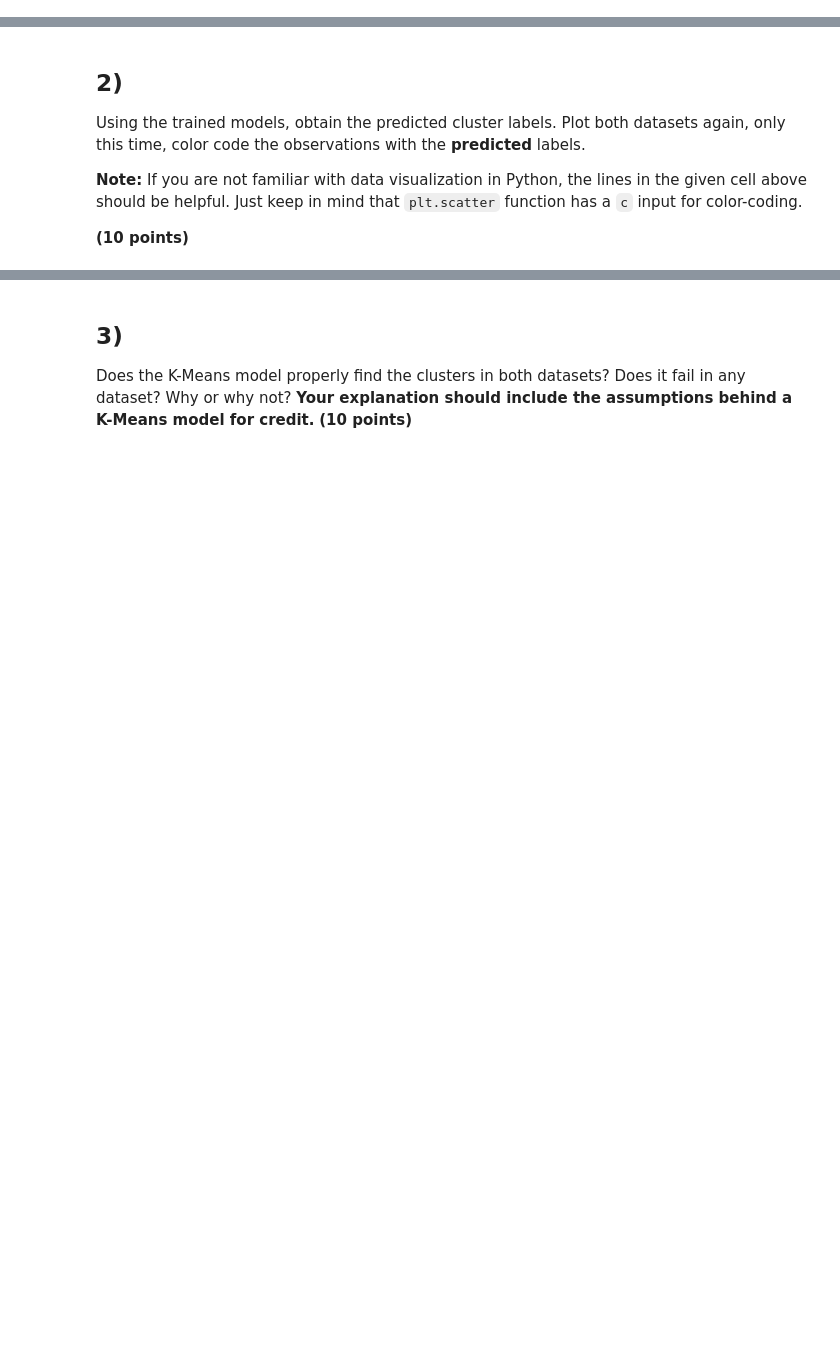
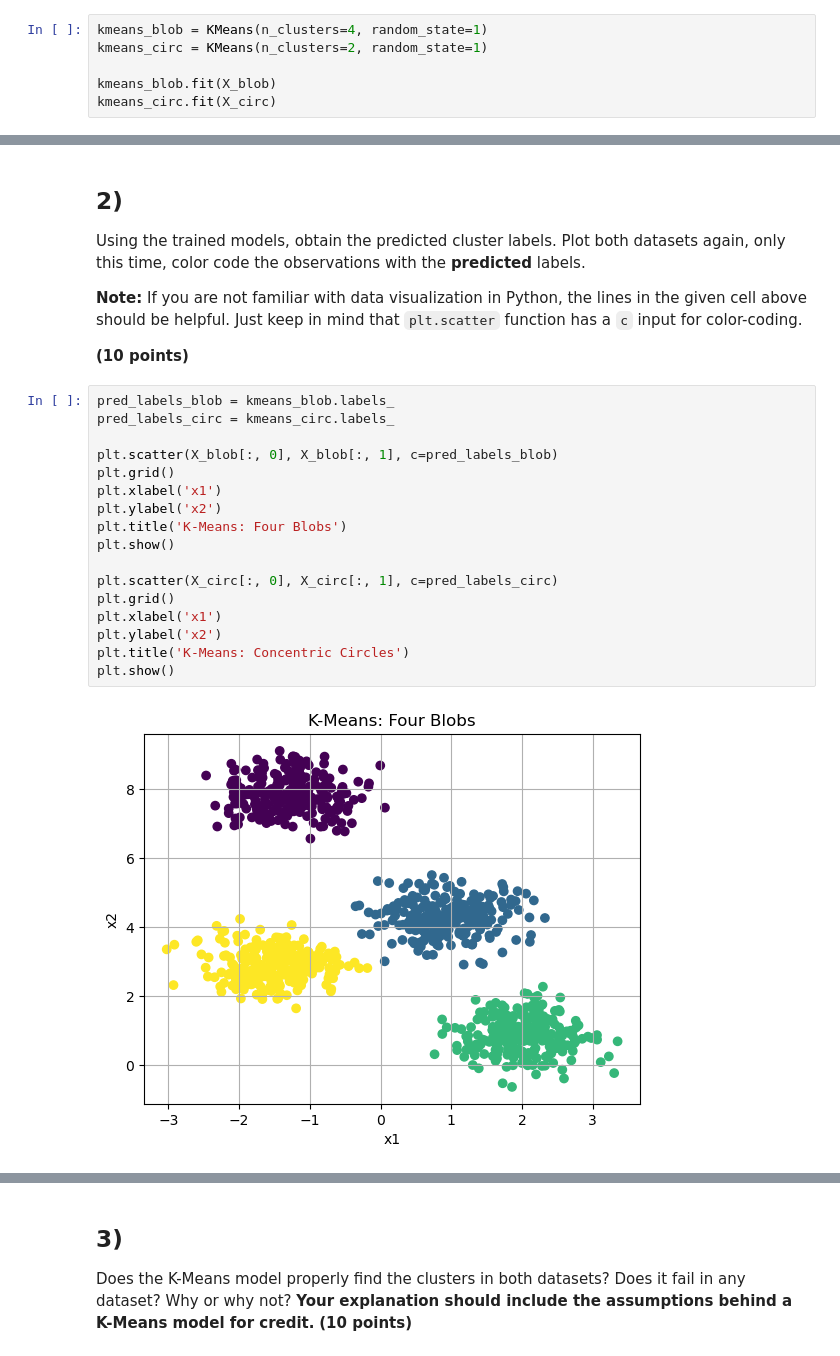
Before and after one commit to AdiRosenstock/STAT-362-Advanced-Machine-Learning, a Jupyter notebook: Exercises/Exercise_Set7/Exercise_Set7.ipynb, the cells around one changed output, grey strips where cells are left out. Saved outputs shown, nothing was run; the diff lists cells and outputs as text; blank space fills up the shorter version.

```diff
--- a/Exercises/Exercise_Set7/Exercise_Set7.ipynb
+++ b/Exercises/Exercise_Set7/Exercise_Set7.ipynb
@@ -53,3 +59,9 @@ plt.show()
 ## 1)
 
 Create and train two [K-Means](https://scikit-learn.org/1.5/modules/generated/sklearn.cluster.KMeans.html) models, one for each dataset. For both models, use `random_state=1` for reproducible initialization. Note that you need to pick a proper `n_clusters`. Leave the other inputs default. **(10 points)**
+# %%
+kmeans_blob = KMeans(n_clusters=4, random_state=1)
+kmeans_circ = KMeans(n_clusters=2, random_state=1)
+
+kmeans_blob.fit(X_blob)
+kmeans_circ.fit(X_circ)
@@ -61,3 +75,22 @@ Using the trained models, obtain the predicted cluster labels. Plot both dataset
 **Note:** If you are not familiar with data visualization in Python, the lines in the given cell above should be helpful. Just keep in mind that `plt.scatter` function has a `c` input for color-coding.
 
 **(10 points)**
+# %%
+pred_labels_blob = kmeans_blob.labels_
+pred_labels_circ = kmeans_circ.labels_
+
+plt.scatter(X_blob[:, 0], X_blob[:, 1], c=pred_labels_blob)
+plt.grid()
+plt.xlabel('x1')
+plt.ylabel('x2')
+plt.title('K-Means: Four Blobs')
+plt.show()
+
+plt.scatter(X_circ[:, 0], X_circ[:, 1], c=pred_labels_circ)
+plt.grid()
+plt.xlabel('x1')
+plt.ylabel('x2')
+plt.title('K-Means: Concentric Circles')
+plt.show()
+# %% [output]
+[figure, added]
```
Also changed, not shown: parts of 7 cells of this notebook.
